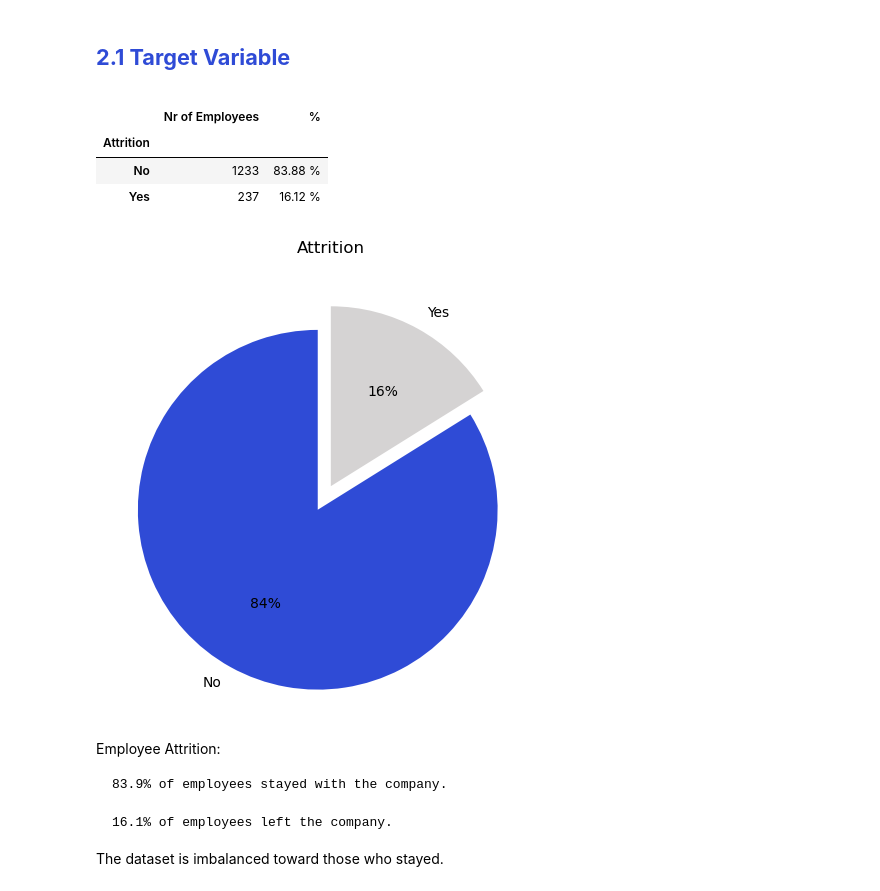
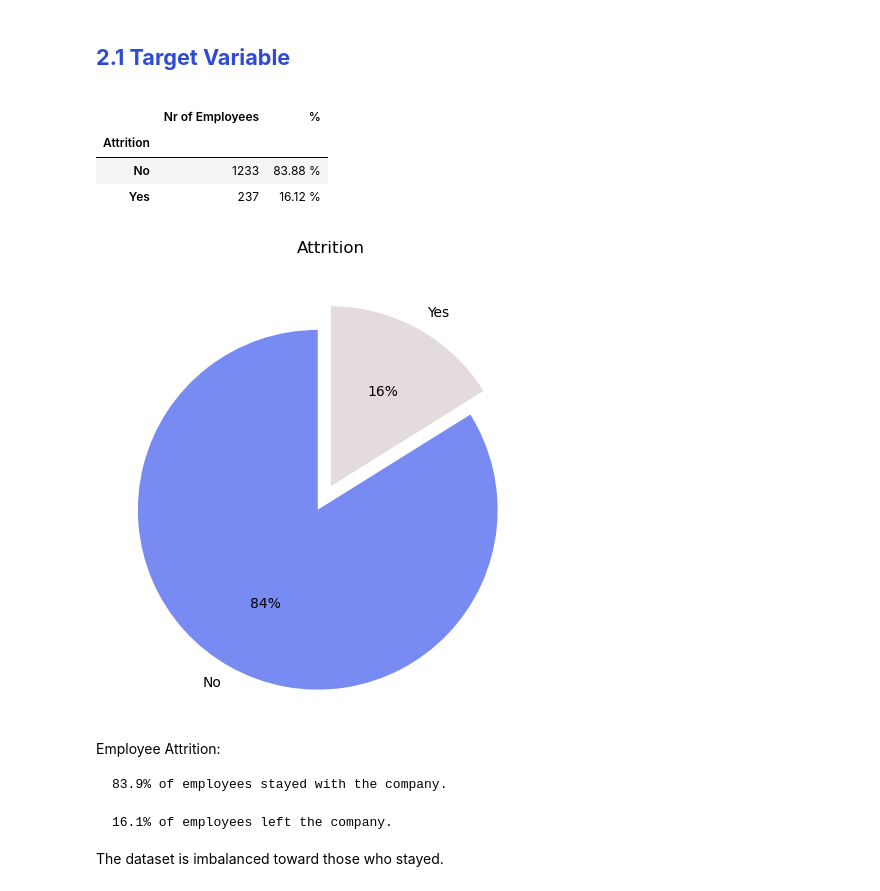
Before and after one commit to deboratcruz11/bootcamp, a Jupyter notebook: HR_Attrition.ipynb, the cells around one changed output. Drawn from its saved outputs; the diff is of its cells as text; code cells hidden in the pictures.

```diff
--- a/HR_Attrition.ipynb
+++ b/HR_Attrition.ipynb
@@ -86,3 +117,6 @@ pd.DataFrame({
+# %%
+#Set Index
+df.set_index(keys=df['EmployeeNumber'],inplace=True)
 # %% [markdown]
 <a class="anchor" id="2nd-bullet">
 
@@ -264,28 +264,28 @@ YearsWithCurrManager → [ 5  7  0  2  6  8  3 11 17  1  4 12  9 10 15 13 16 14]
 # %%
 # Target Variable Distribution
 a = df['Attrition'].value_counts().sort_index()
 b = df['Attrition'].value_counts(normalize=True) * 100
 b = b.map('{:,.2f} %'.format).sort_index()
 
 # Proportions
 df_temp = pd.concat([a,b],axis = 1)
 df_temp.columns = ['Nr of Employees', '%']
 display(df_temp)
 Attrition_Employee = df.groupby(['Attrition'])['Attrition'].count()
 
 # Create a pie chart
-Attrition_Employee.plot(kind='pie', labels = ['No', 'Yes'],subplots=True, figsize=(5, 5),explode = (0.15 , 0),startangle = 90,autopct = '%1.f%%', colors=["#2f4bd6ff", "#d5d3d3ff"])
+Attrition_Employee.plot(kind='pie', labels = ['No', 'Yes'],subplots=True, figsize=(5, 5),explode = (0.15 , 0),startangle = 90,autopct = '%1.f%%', colors=["#778bf2ff", "#e4dcdcff"])
 plt.title("Attrition")
 plt.ylabel('')
 #tight_layout: adjusts subplot to fit in to the figure are
 plt.tight_layout()
 plt.show()
 # %% [output]
 |  | Nr of Employees | % |
 | Attrition |  |  |
 | No | 1233 | 83.88 % |
 | Yes | 237 | 16.12 % |
-[figure, old version]
+[figure, new version]
 # %% [markdown]
 Employee Attrition:
 
```
Also changed, not shown: parts of 42 cells of this notebook.
